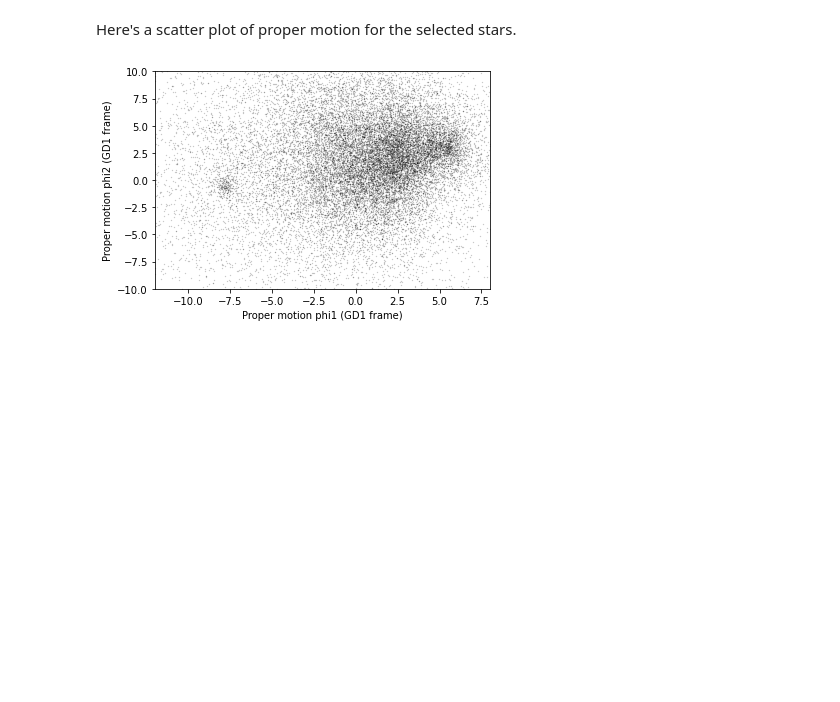
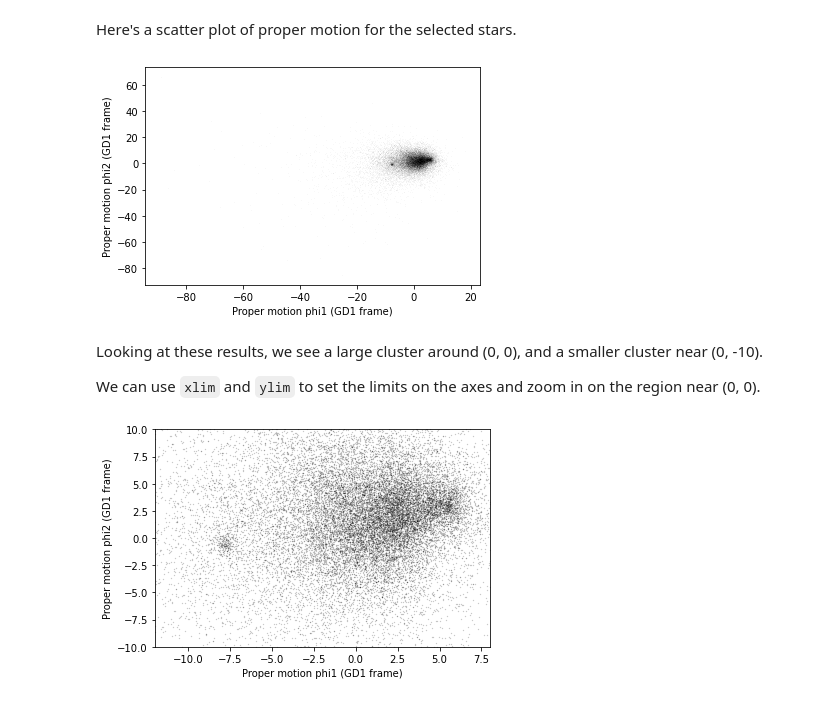
Before and after one commit to AllenDowney/AstronomicalData, a Jupyter notebook: 03_motion.ipynb, the cells around one changed output. Saved outputs shown, nothing was run; the diff lists cells and outputs as text; code cells hidden in the pictures; blank space fills up the shorter version.

```diff
--- a/03_motion.ipynb
+++ b/03_motion.ipynb
@@ -466,6 +465,20 @@ len(centerline)
 25084
 # %% [markdown]
 Here's a scatter plot of proper motion for the selected stars.
+# %%
+pm1 = centerline['pm_phi1']
+pm2 = centerline['pm_phi2']
+
+plt.plot(pm1, pm2, 'ko', markersize=0.1, alpha=0.1)
+
+plt.xlabel('Proper motion phi1 (GD1 frame)')
+plt.ylabel('Proper motion phi2 (GD1 frame)');
+# %% [output]
+[figure, added]
+# %% [markdown]
+Looking at these results, we see a large cluster around (0, 0), and a smaller cluster near (0, -10).
+
+We can use `xlim` and `ylim` to set the limits on the axes and zoom in on the region near (0, 0).
 # %%
 pm1 = centerline['pm_phi1']
 pm2 = centerline['pm_phi2']
```
Also changed, not shown: parts of 24 cells of this notebook, 2 other files.
